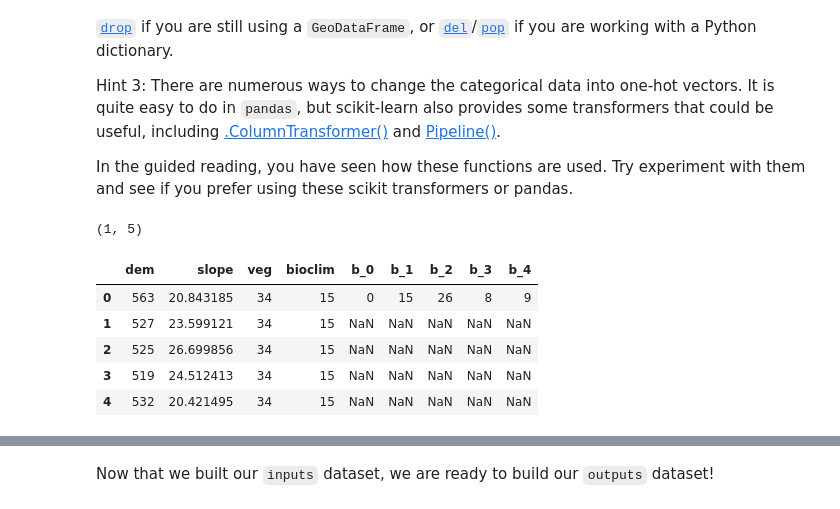
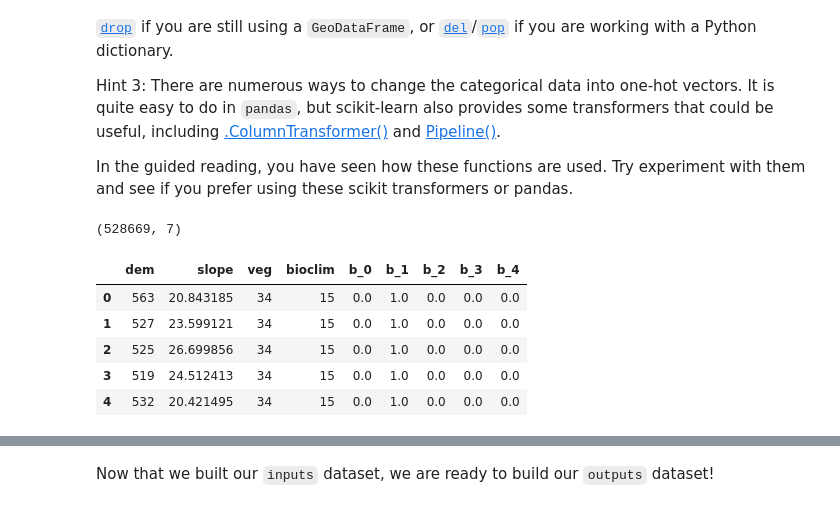
Before and after one commit to melindafemminis/2022_ML_EES, a Jupyter notebook: Exercices/S2_4_Wildfire_Risk_Italy.ipynb, the cells around one changed output, grey strips where cells are left out. Saved outputs shown, nothing was run; the diff lists cells and outputs as text; code cells hidden in the pictures.

```diff
--- a/Exercices/S2_4_Wildfire_Risk_Italy.ipynb
+++ b/Exercices/S2_4_Wildfire_Risk_Italy.ipynb
@@ -182,12 +182,12 @@ enc = OneHotEncoder(sparse = False)
 # 3. Convert categorical variables into one-hot vectors
 ############################################################################################################
 # Convert categorical variables with 'enc'$
-veg_onehot = enc.fit(variables[['veg']])
-bioclim_onehot = enc.fit(variables[['bioclim']])
+veg_onehot = enc.fit_transform(variables[['veg']])
+bioclim_onehot = enc.fit_transform(variables[['bioclim']])
 
 # Convert 'veg_onehot' and 'bioclim_onehot' to pandas DataFrames
-veg_transform = gpd.GeoDataFrame(veg_onehot.categories_) # veg
-bio_transform = gpd.GeoDataFrame(bioclim_onehot.categories_) # bioclim
+veg_transform = pd.DataFrame(veg_onehot) # veg
+bio_transform = pd.DataFrame(bioclim_onehot) # bioclim
 
 ############################################################################################################
 # 4. Print the shape of 'veg_transform'
@@ -197,25 +197,25 @@ print(veg_transform.shape)
 veg_transform= veg_transform.add_prefix('v_')
 bio_transform= bio_transform.add_prefix('b_')
 # %% [output]
-(1, 5)
+(528669, 7)
 # %%
 ############################################################################################################
 # 5. Convert 'inputs' into Panda DataFrame
 ############################################################################################################
-inputs_gpd = gpd.GeoDataFrame(inputs)
+inputs_gpd = pd.DataFrame(inputs)
 ############################################################################################################
 # 6. Add 'veg_transform' and 'bio_transform' into the inputs DataFrame
 ############################################################################################################
 inputs_gdf = inputs_gpd.join(veg_transform)
 inputs_gdf = inputs_gpd.join(bio_transform)
 inputs_gdf.head()
 # %% [output]
 |  | dem | slope | veg | bioclim | b_0 | b_1 | b_2 | b_3 | b_4 |
-| 0 | 563 | 20.843185 | 34 | 15 | 0 | 15 | 26 | 8 | 9 |
-| 1 | 527 | 23.599121 | 34 | 15 | NaN | NaN | NaN | NaN | NaN |
-| 2 | 525 | 26.699856 | 34 | 15 | NaN | NaN | NaN | NaN | NaN |
-| 3 | 519 | 24.512413 | 34 | 15 | NaN | NaN | NaN | NaN | NaN |
-| 4 | 532 | 20.421495 | 34 | 15 | NaN | NaN | NaN | NaN | NaN |
+| 0 | 563 | 20.843185 | 34 | 15 | 0.0 | 1.0 | 0.0 | 0.0 | 0.0 |
+| 1 | 527 | 23.599121 | 34 | 15 | 0.0 | 1.0 | 0.0 | 0.0 | 0.0 |
+| 2 | 525 | 26.699856 | 34 | 15 | 0.0 | 1.0 | 0.0 | 0.0 | 0.0 |
+| 3 | 519 | 24.512413 | 34 | 15 | 0.0 | 1.0 | 0.0 | 0.0 | 0.0 |
+| 4 | 532 | 20.421495 | 34 | 15 | 0.0 | 1.0 | 0.0 | 0.0 | 0.0 |
 # %%
 ############################################################################################################
 # 7. Use .drop() to delete 'veg' and 'bioclim' from DataFrame
```
Also changed, not shown: parts of 17 cells of this notebook.
